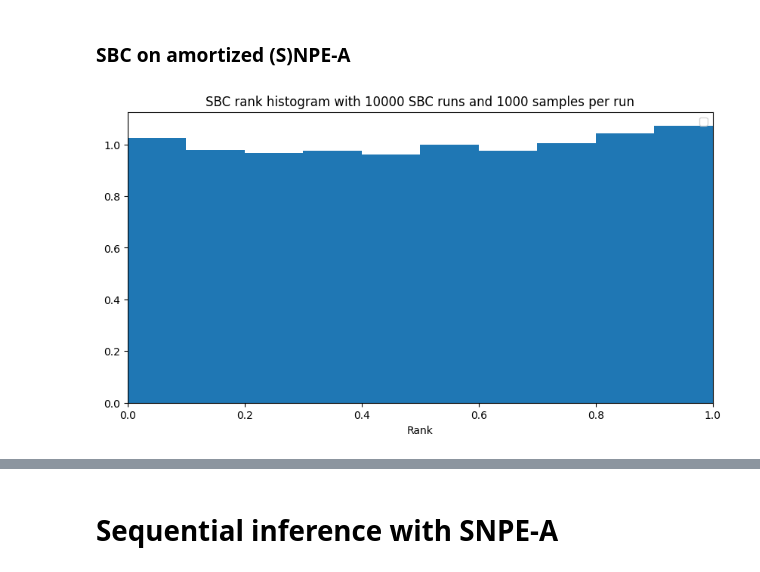
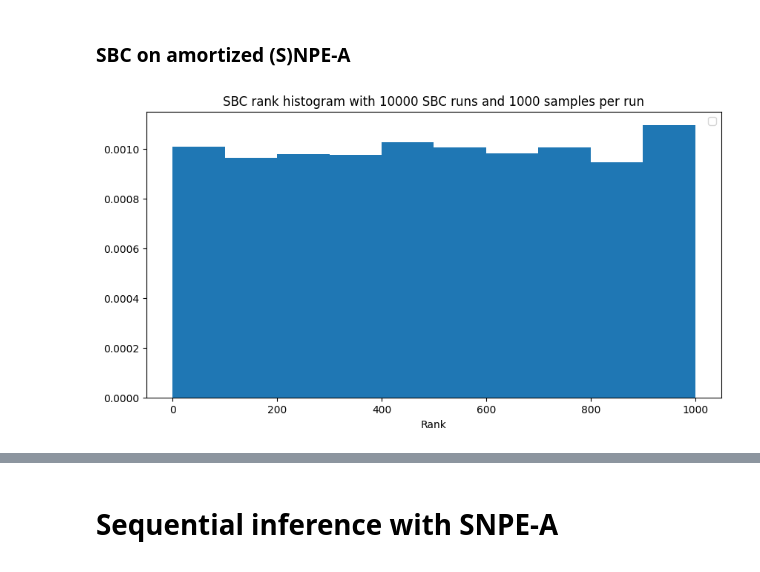
Before and after one commit to kaisamaroo/SBC-SBI, a Jupyter notebook: SBI/1D Examples/1D_GaussianGaussian_Far_SNPE_A.ipynb, the cells around one changed output, grey strips where cells are left out. Cells and saved outputs as stored; diff of their text form; code cells hidden in the pictures.

```diff
--- a/SBI/1D Examples/1D_GaussianGaussian_Far_SNPE_A.ipynb
+++ b/SBI/1D Examples/1D_GaussianGaussian_Far_SNPE_A.ipynb
@@ -210,17 +210,17 @@ def npe_sbc(model, prior, posterior, N_iter=100, N_samp=100):
         prior_sample = prior.sample() # Sample from prior. Returns tensor(number)
         simulated_datapoint = model(prior_sample) # Simulate a datapoint from the model given the prior sample. Returns tensor([[number]])
         posterior_samples = posterior.sample((N_samp,), x=simulated_datapoint, show_progress_bars=False) # Numpy array of (num_samples, ) samples.
-        rank = torch.sum(prior_sample.item() * torch.ones_like(posterior_samples) > posterior_samples)/N_samp # Rank statistic
+        rank = torch.sum(prior_sample.item() * torch.ones_like(posterior_samples) > posterior_samples) # Rank statistic
         ranks.append(float(rank))
     ax.hist(ranks, density=True)
     ax.set_title(f"SBC rank histogram with {N_iter} SBC runs and {N_samp} samples per run")
-    ax.set_xlim(0, 1)
+    #ax.set_xlim(0, 1)
     ax.set_xlabel("Rank")
     plt.legend()
     plt.show()
     return ranks
 # %%
-npe_sbc(model, prior, posterior, N_iter=10000, N_samp=1000)
+ranks = npe_sbc(model, prior, posterior, N_iter=10000, N_samp=1000)
 pass
 # %% [output]
-[figure, old version]
+[figure, new version]
```
Also changed, not shown: parts of 2 cells of this notebook, 1 other file.
